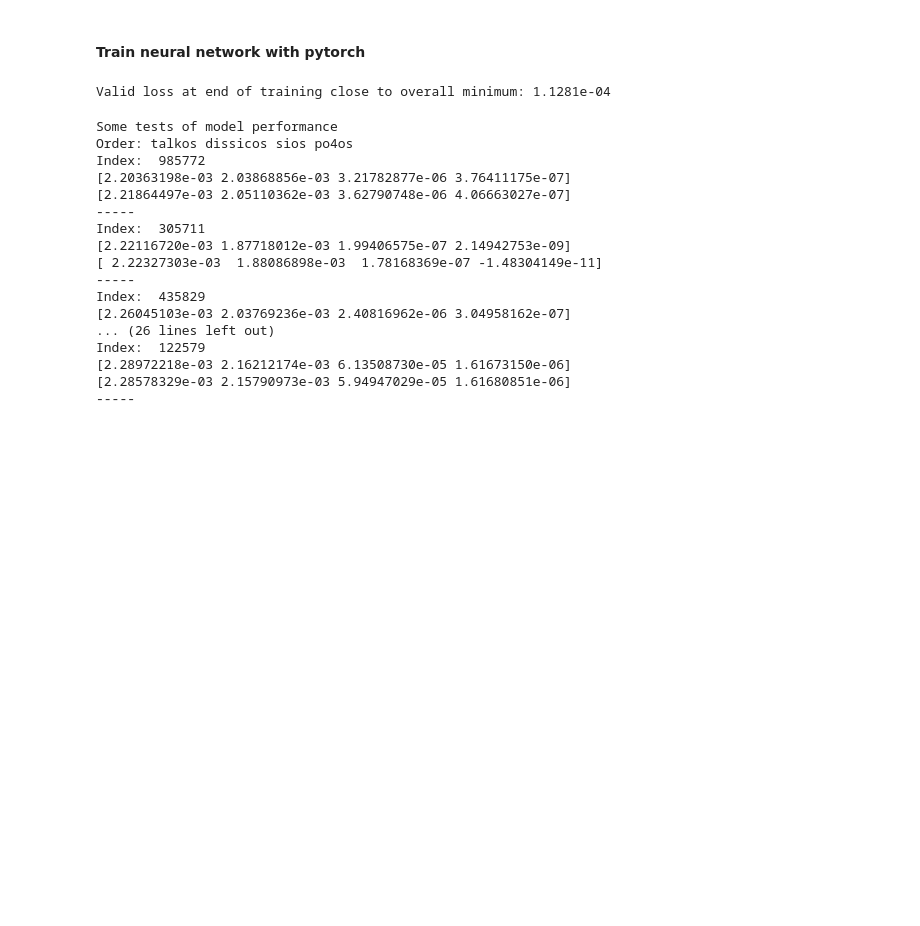
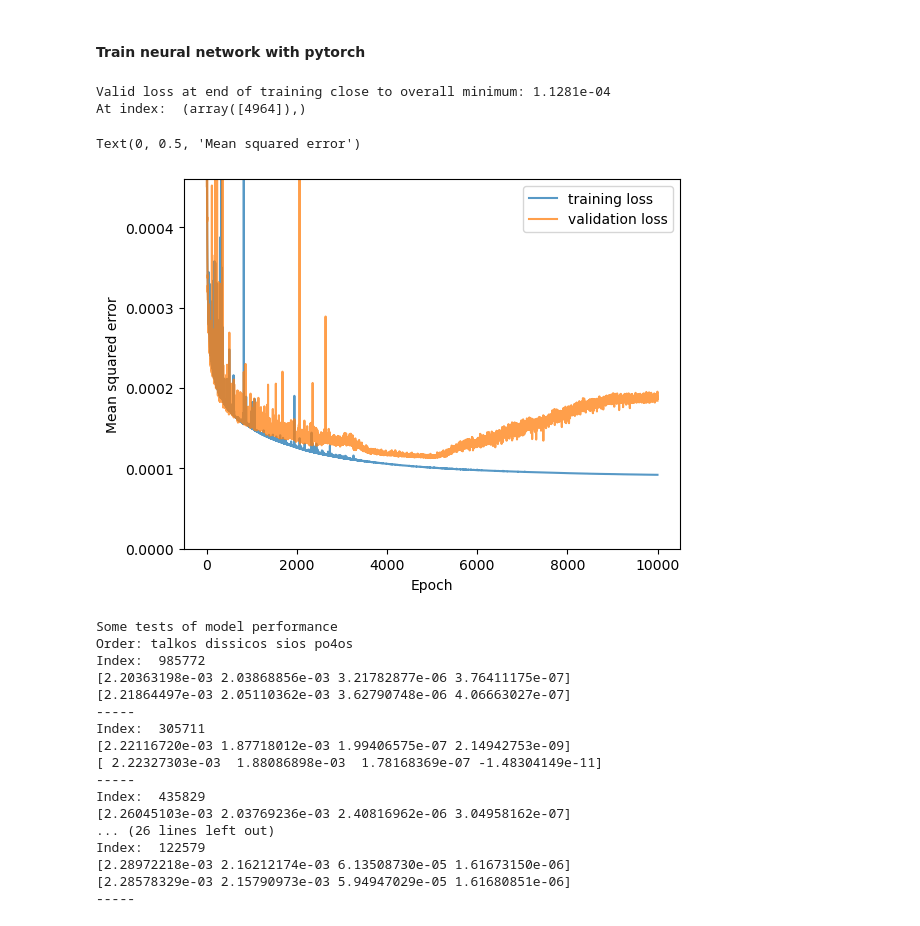
Before and after one commit to friedrichs-repo/MOCCA, a Jupyter notebook: notebooks/single_CMIP6_model_experiments/train_CMIP6_base_model_1model_large_model.ipynb, the cells around one changed output. Saved outputs shown, nothing was run; the diff lists cells and outputs as text; code cells hidden in the pictures; blank space fills up the shorter version.

Commit message:
updated the train_CMIP6_base_model_1model_large_model.ipynb notebook

```diff
--- a/notebooks/single_CMIP6_model_experiments/train_CMIP6_base_model_1model_large_model.ipynb
+++ b/notebooks/single_CMIP6_model_experiments/train_CMIP6_base_model_1model_large_model.ipynb
@@ -324,8 +324,20 @@ model.save("CMIP6_base_model_1model_256x3_elu_10000epo.pth")
 print("Valid loss at end of training close to overall minimum: {:.4e}".format(
     np.min(train_stats["valid_loss"])
 ))
+print("At index: ", np.where(train_stats["valid_loss"] == np.min(train_stats["valid_loss"])))
 # %% [output]
 Valid loss at end of training close to overall minimum: 1.1281e-04
+At index:  (array([4964]),)
+# %%
+plt.plot(train_stats["train_loss"], label="training loss", alpha=0.75)
+plt.plot(train_stats["valid_loss"], label="validation loss", alpha=0.75)
+plt.legend()
+plt.ylim([0, train_stats["train_loss"][-1] * 5])
+plt.xlabel("Epoch")
+plt.ylabel("Mean squared error")
+# %% [output]
+Text(0, 0.5, 'Mean squared error')
+[figure, added]
 # %%
 sample_means_array = np.concatenate([np.array(sample_means[key])[np.newaxis]
                                      for key in label_keys], axis=0)
```
